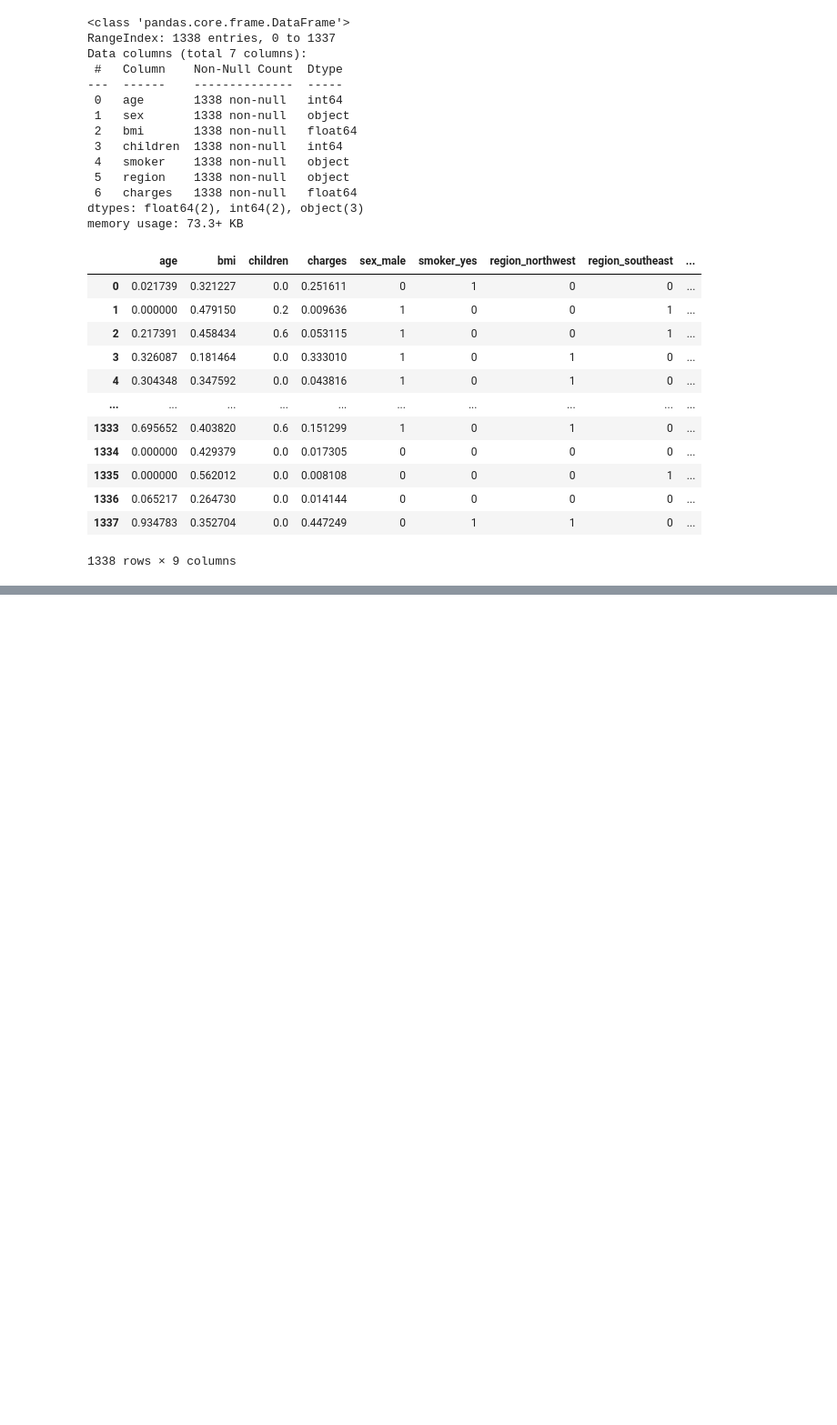
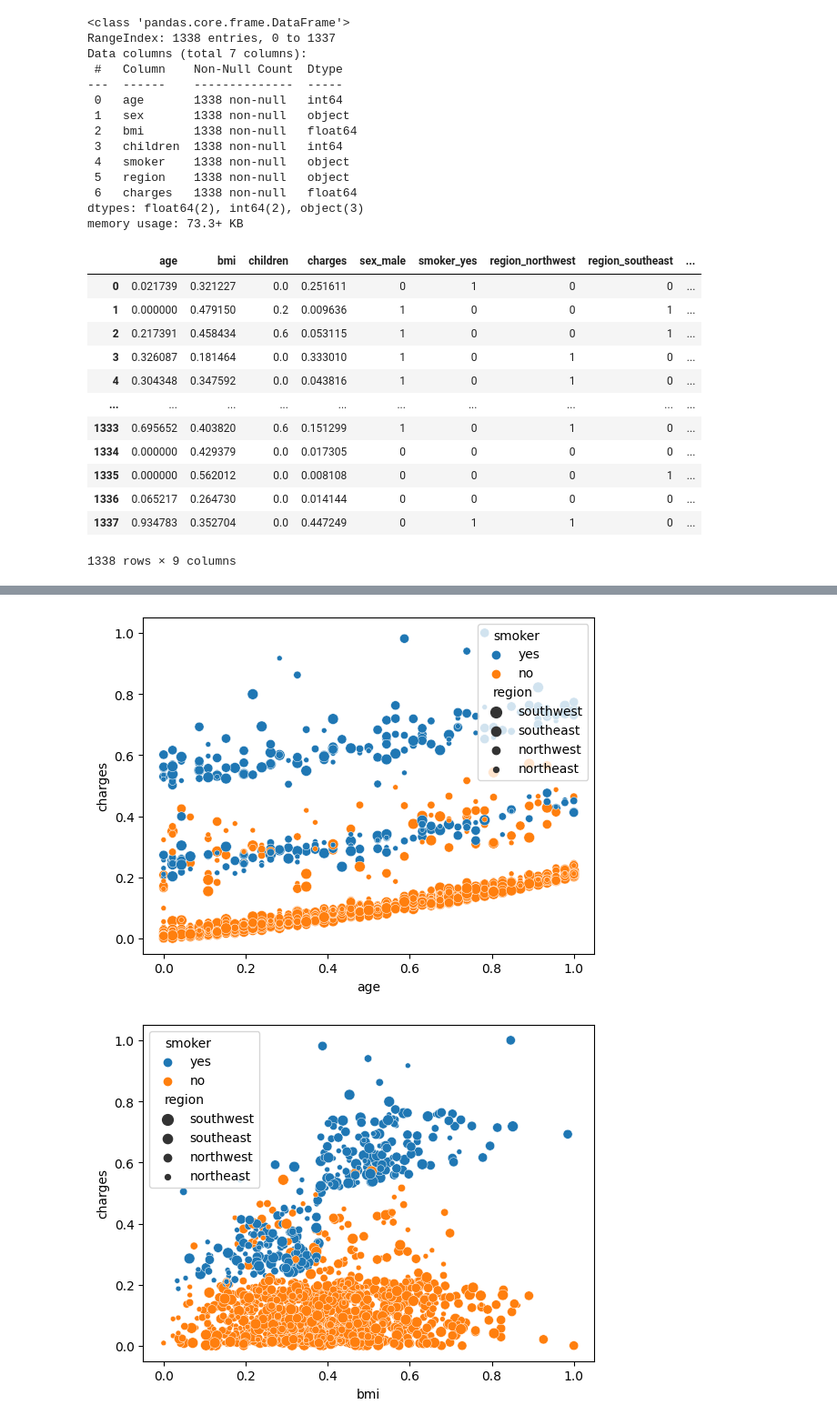
Before and after one commit to Manash-Christ/ML-LABS, a Jupyter notebook: 2348528_lab6.ipynb, the cells around one changed output, grey strips where cells are left out. Shown: that part at 91% size. Cells and saved outputs as stored; diff of their text form; code cells hidden in the pictures; blank space fills up the shorter version.

```diff
--- a/2348528_lab6.ipynb
+++ b/2348528_lab6.ipynb
@@ -58,0 +61,7 @@ dfd.age.hist(ax=a2)
+# %%
+for i in num:
+  sns.scatterplot(data=dfd, x=dfd[i], y = dfd['charges'], hue = df.smoker, size=df.region)
+  plt.show()
+# %% [output]
+[figure, added]
+[figure, added]
```
Also changed, not shown: parts of 4 cells of this notebook.
